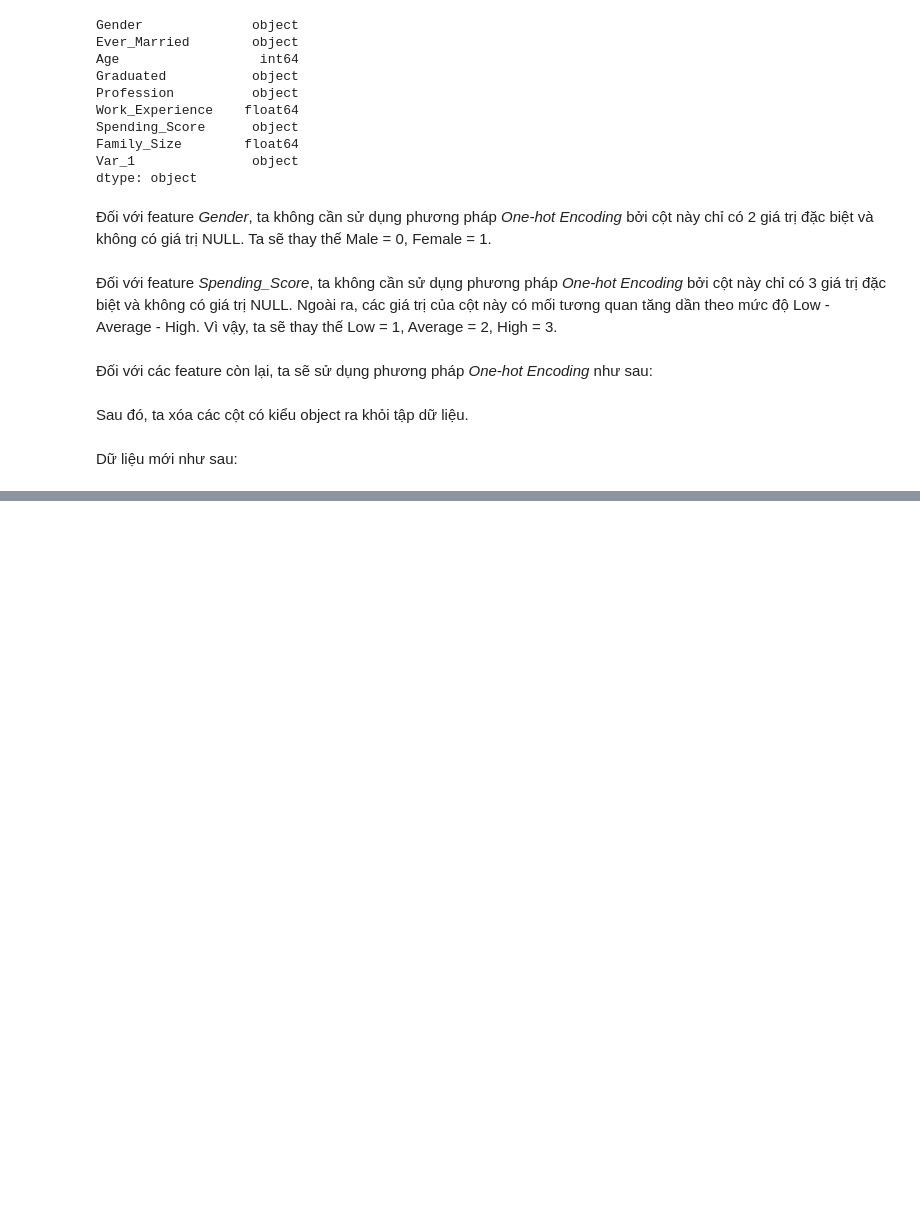
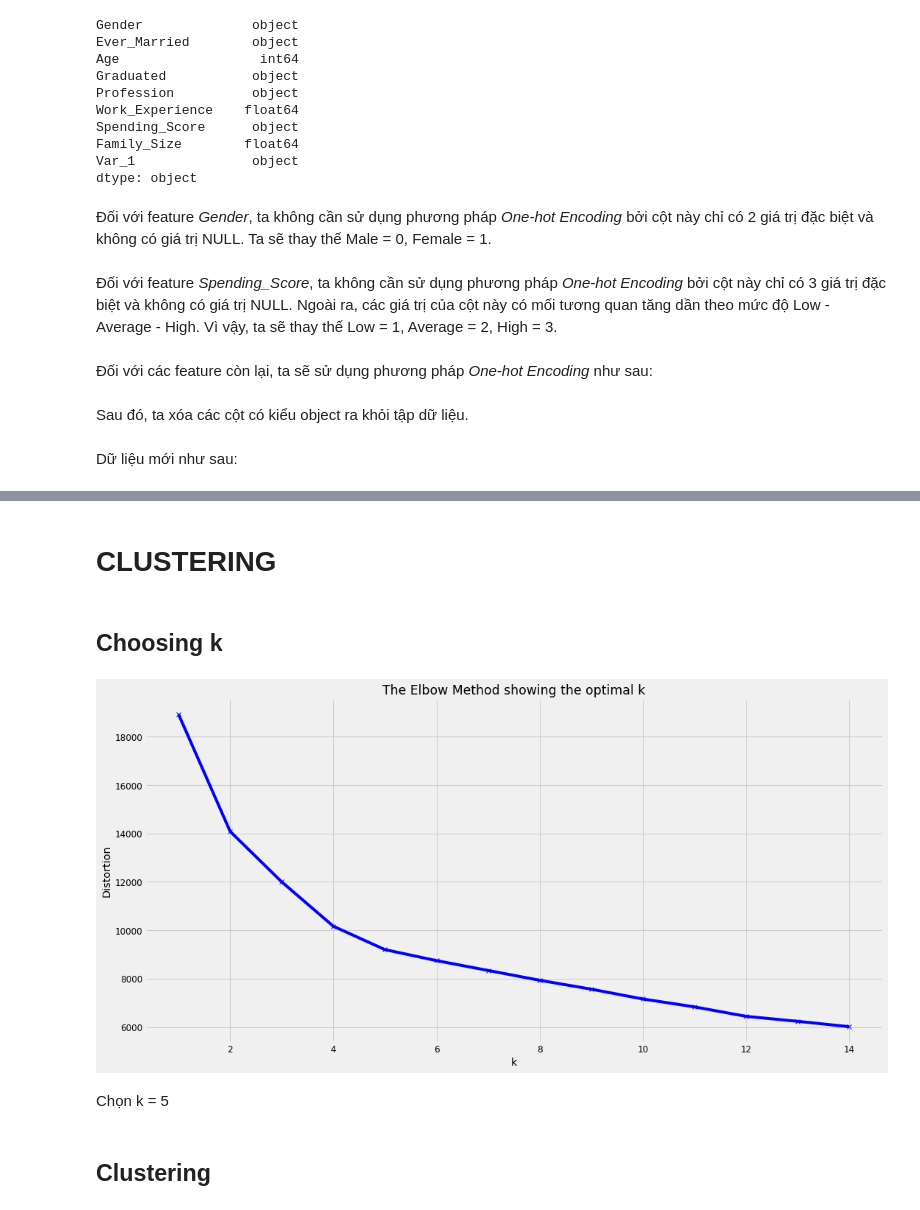
Before and after one commit to NDuyUyen/Customer_Segmentation, a Jupyter notebook: Customer_Clustering.ipynb, the cells around one changed output, grey strips where cells are left out. Saved outputs shown, nothing was run; the diff lists cells and outputs as text; code cells hidden in the pictures; blank space fills up the shorter version.

```diff
--- a/Customer_Clustering.ipynb
+++ b/Customer_Clustering.ipynb
@@ -428,0 +430,7 @@ sns.heatmap(round(correlations,2), cmap='vlag', annot=True,
+# %%
+def normalize(a):
+  return (a - a.min()) / (a.max() - a.min())
+for column in data.columns:
+    if data[column].max() > 1:
+        data[column] = normalize(data[column])
+data
@@ -428,0 +451,23 @@ sns.heatmap(round(correlations,2), cmap='vlag', annot=True,
+# %% [markdown]
+# **CLUSTERING**
+# %% [markdown]
+## **Choosing k**
+# %%
+distortions = []
+K = range(1,15)
+for k in K:
+    kmeanModel = KMeans(n_clusters=k)
+    kmeanModel.fit(data)
+    distortions.append(kmeanModel.inertia_)
+plt.figure(figsize=(16,8))
+plt.plot(K, distortions, 'bx-')
+plt.xlabel('k')
+plt.ylabel('Distortion')
+plt.title('The Elbow Method showing the optimal k')
+plt.show()
+# %% [output]
+[figure, added]
+# %% [markdown]
+Chọn k = 5
+# %% [markdown]
+## **Clustering**
```
Also changed, not shown: parts of 19 cells of this notebook.
